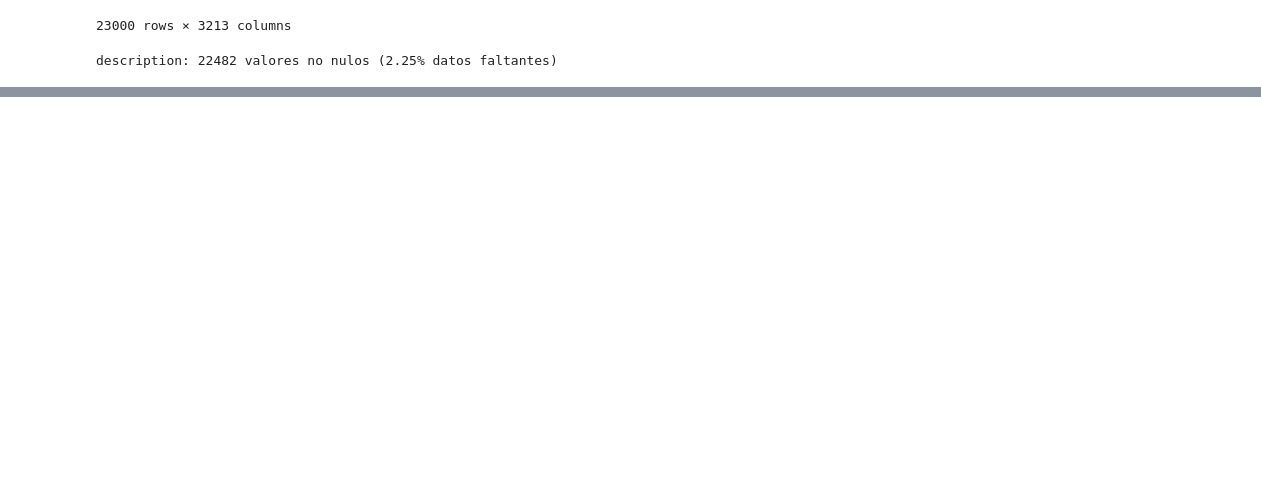
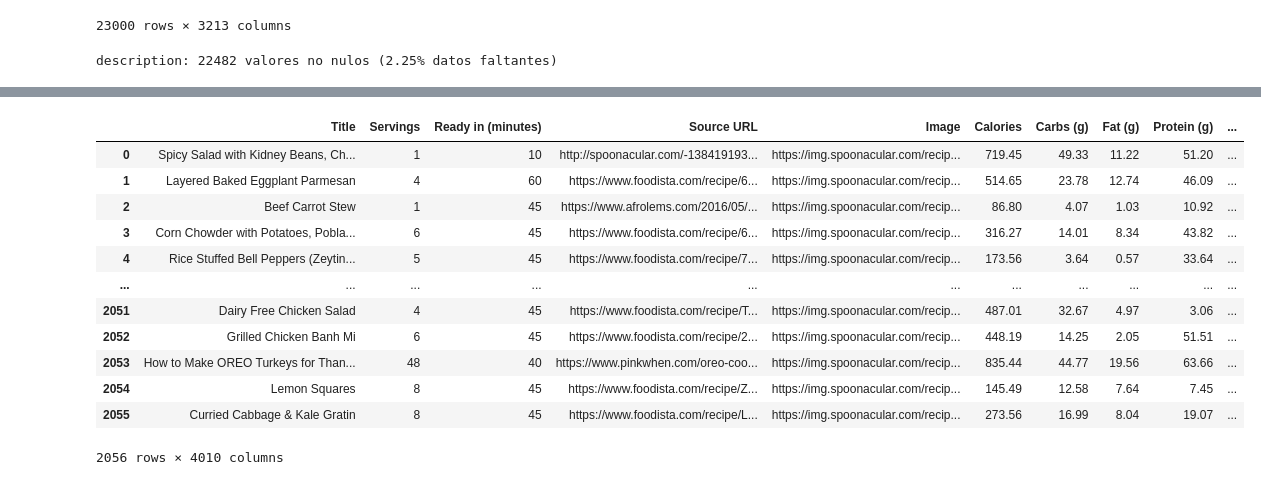
Before and after one commit to Danny-CA/NutriBase, a Jupyter notebook: proyecto.ipynb, the cells around one changed output, grey strips where cells are left out. Saved outputs shown, nothing was run; the diff lists cells and outputs as text; code cells hidden in the pictures; blank space fills up the shorter version.

```diff
--- a/proyecto.ipynb
+++ b/proyecto.ipynb
@@ -202,3 +199,5 @@ for i in df.columns:
         print(f"{i}: {df[i].count()} valores no nulos ({missing_ratio:.2f}% datos faltantes)")
 # %% [output]
 description: 22482 valores no nulos (2.25% datos faltantes)
+# %%
+df2 = pd.read_csv('/Users/diegomaldonadocastro/Desktop/Semestre 6/NutriBase-main/datasets/recetas.csv')
@@ -204,0 +265,40 @@ description: 22482 valores no nulos (2.25% datos faltantes)
+# %%
+vectorizer = CountVectorizer(
+    binary=True,
+    lowercase=False,
+    tokenizer=lambda x: [
+        ing.strip()
+        .replace('•','')
+        .replace('·','')
+        .strip()
+        for ing in x.split(',')
+    ],
+    token_pattern=None,
+    min_df=2
+)
+
+binary_matrix = vectorizer.fit_transform(df2['Ingredients'])
+
+binary_df = pd.DataFrame(
+    binary_matrix.toarray(),
+    columns=[f"ing_{col}" for col in vectorizer.get_feature_names_out()],
+    index=df.index
+)
+
+df3 = pd.concat([df2, binary_df], axis=1)
+# %%
+df3
+# %% [output]
+|  | Title | Servings | Ready in (minutes) | Source URL | Image | Calories | Carbs (g) | Fat (g) | Protein (g) | ... |
+| 0 | Spicy Salad with Kidney Beans, Ch... | 1 | 10 | http://spoonacular.com/-138419193... | https://img.spoonacular.com/recip... | 719.45 | 49.33 | 11.22 | 51.20 | ... |
+| 1 | Layered Baked Eggplant Parmesan | 4 | 60 | https://www.foodista.com/recipe/6... | https://img.spoonacular.com/recip... | 514.65 | 23.78 | 12.74 | 46.09 | ... |
+| 2 | Beef Carrot Stew | 1 | 45 | https://www.afrolems.com/2016/05/... | https://img.spoonacular.com/recip... | 86.80 | 4.07 | 1.03 | 10.92 | ... |
+| 3 | Corn Chowder with Potatoes, Pobla... | 6 | 45 | https://www.foodista.com/recipe/6... | https://img.spoonacular.com/recip... | 316.27 | 14.01 | 8.34 | 43.82 | ... |
+| 4 | Rice Stuffed Bell Peppers (Zeytin... | 5 | 45 | https://www.foodista.com/recipe/7... | https://img.spoonacular.com/recip... | 173.56 | 3.64 | 0.57 | 33.64 | ... |
+| ... | ... | ... | ... | ... | ... | ... | ... | ... | ... | ... |
+| 2051 | Dairy Free Chicken Salad | 4 | 45 | https://www.foodista.com/recipe/T... | https://img.spoonacular.com/recip... | 487.01 | 32.67 | 4.97 | 3.06 | ... |
+| 2052 | Grilled Chicken Banh Mi | 6 | 45 | https://www.foodista.com/recipe/2... | https://img.spoonacular.com/recip... | 448.19 | 14.25 | 2.05 | 51.51 | ... |
+| 2053 | How to Make OREO Turkeys for Than... | 48 | 40 | https://www.pinkwhen.com/oreo-coo... | https://img.spoonacular.com/recip... | 835.44 | 44.77 | 19.56 | 63.66 | ... |
+| 2054 | Lemon Squares | 8 | 45 | https://www.foodista.com/recipe/Z... | https://img.spoonacular.com/recip... | 145.49 | 12.58 | 7.64 | 7.45 | ... |
+| 2055 | Curried Cabbage & Kale Gratin | 8 | 45 | https://www.foodista.com/recipe/L... | https://img.spoonacular.com/recip... | 273.56 | 16.99 | 8.04 | 19.07 | ... |
+2056 rows × 4010 columns
```
Also changed, not shown: parts of 13 cells of this notebook.
